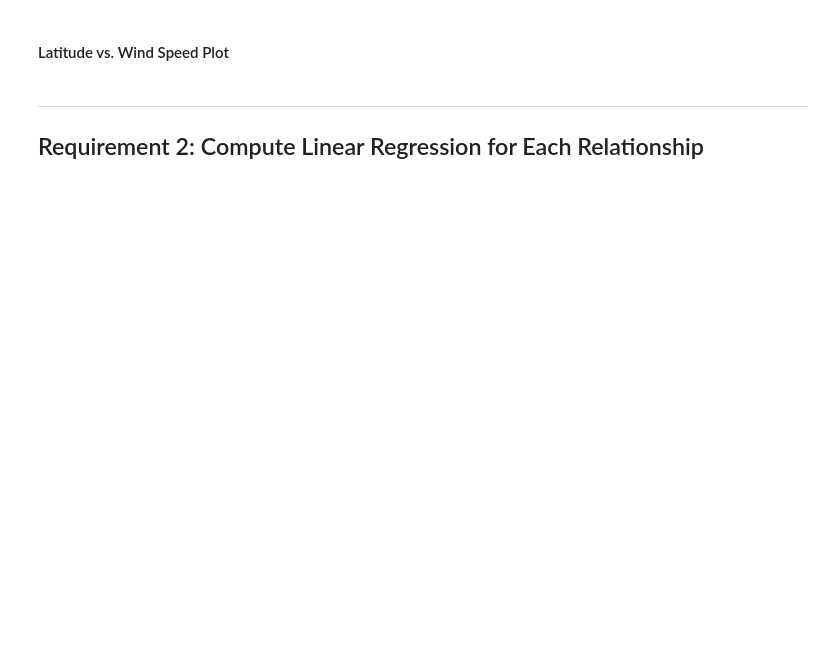
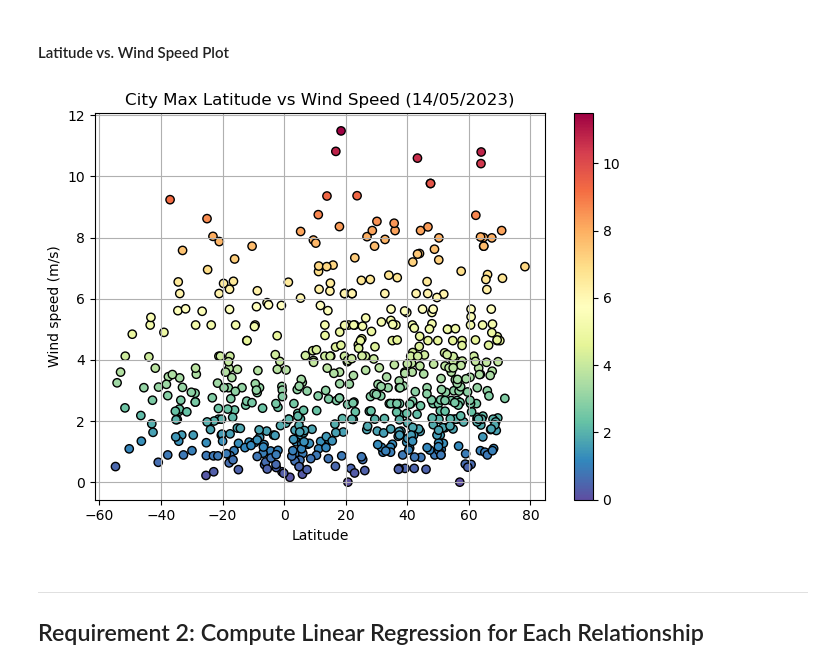
Before and after one commit to wickedwes78/python_api_challenge, a Jupyter notebook: WeatherPy/WeatherPy.ipynb, the cells around one changed output. Cells and saved outputs as stored; diff of their text form; code cells hidden in the pictures; blank space fills up the shorter version.

```diff
--- a/WeatherPy/WeatherPy.ipynb
+++ b/WeatherPy/WeatherPy.ipynb
@@ -195,19 +262,23 @@ plt.show()
 #### Latitude vs. Wind Speed Plot
 # %%
 # Build the scatter plots for latitude vs. wind speed
-plt.scatter(city_data_df["Lat"],city_data_df["Wind Speed"],marker ="o", facecolors = "blue", edgecolors ="black")
+plt.scatter(city_data_df["Lat"],city_data_df["Wind Speed"],marker ="o", c = city_data_df["Wind Speed"], edgecolors ="black",cmap = "Spectral_r")
 
 # Incorporate the other graph properties
-plt.title(f"City Max Latitude vs Wind Speed ({date.strftime('%d-%m-%Y')})")
+plt.title(f"City Max Latitude vs Wind Speed ({date})")
 plt.xlabel("Latitude")
 plt.ylabel("Wind speed (m/s)")
 plt.grid(True)
+plt.colorbar()
+plt.tight_layout()
 
 # Save the figure
 plt.savefig("..\output_data/Fig4.png")
 
 # Show plot
 plt.show()
+# %% [output]
+[figure, added]
 # %% [markdown]
 ---
 
```
Also changed, not shown: parts of 24 cells of this notebook, 14 other files.
